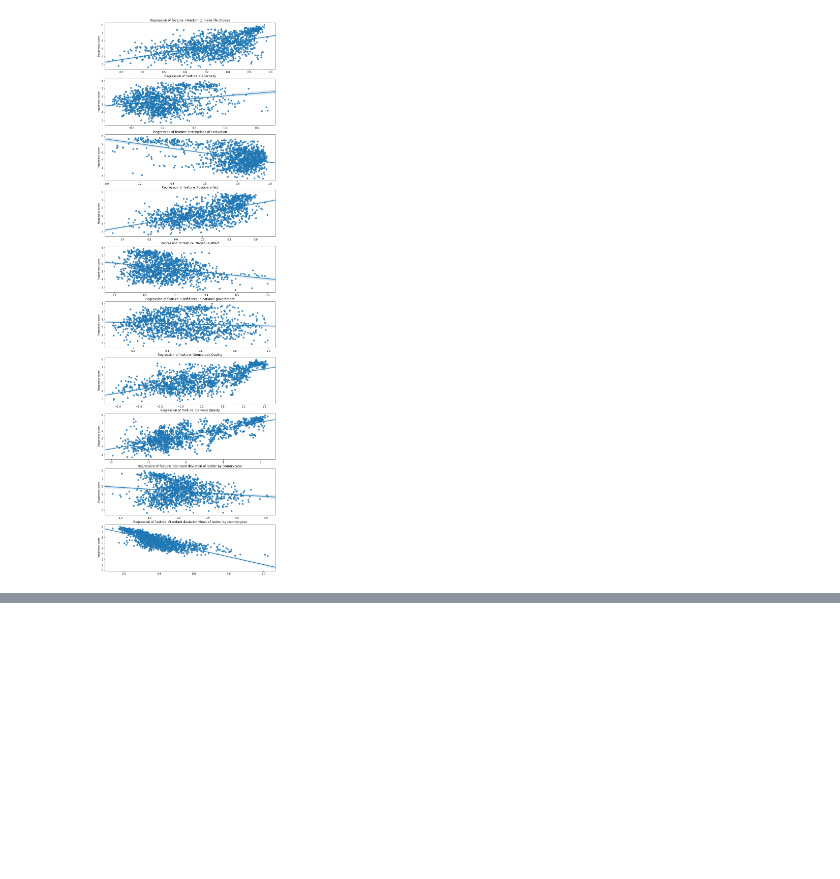
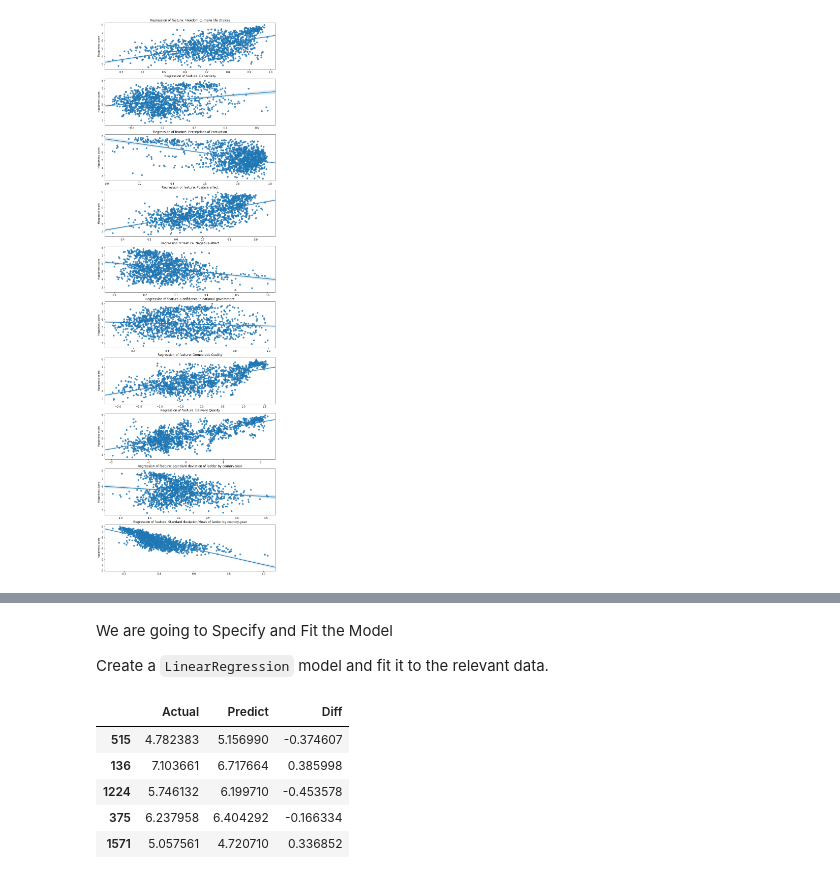
Before and after one commit to hackan98/DMML2019_Team_Nestle, a Jupyter notebook: code/Data_mining,_Project_group_Nestle.ipynb, the cells around one changed output, grey strips where cells are left out. Drawn from its saved outputs; the diff is of its cells as text; code cells hidden in the pictures; blank space fills up the shorter version.

```diff
--- a/code/Data_mining,_Project_group_Nestle.ipynb
+++ b/code/Data_mining,_Project_group_Nestle.ipynb
@@ -1130,0 +1139,5 @@ plt.show()
+# %%
+#here our target value for y is the happiness score
+#for the features we take all the columns that have an impact on happiness score and remove country name, region etc
+X = df_WHR.drop(['Country', 'Year', 'Happiness score', 'Standard deviation of ladder by country-year', 'Standard deviation/Mean of ladder by country-year', 'Region'], axis=1)
+y = df_WHR['Happiness score']
@@ -1130,0 +1172,4 @@ plt.show()
+# %% [markdown]
+We are going to Specify and Fit the Model
+
+Create a `LinearRegression` model and fit it to the relevant data.
@@ -1130,0 +1181,14 @@ plt.show()
+# %%
+result_lm = pd.DataFrame({
+    'Actual':y_test,
+    'Predict':y_pred
+})
+result_lm['Diff'] = y_test - y_pred
+result_lm.head()
+# %% [output]
+|  | Actual | Predict | Diff |
+| 515 | 4.782383 | 5.156990 | -0.374607 |
+| 136 | 7.103661 | 6.717664 | 0.385998 |
+| 1224 | 5.746132 | 6.199710 | -0.453578 |
+| 375 | 6.237958 | 6.404292 | -0.166334 |
+| 1571 | 5.057561 | 4.720710 | 0.336852 |
```
Also changed, not shown: parts of 13 cells of this notebook.
